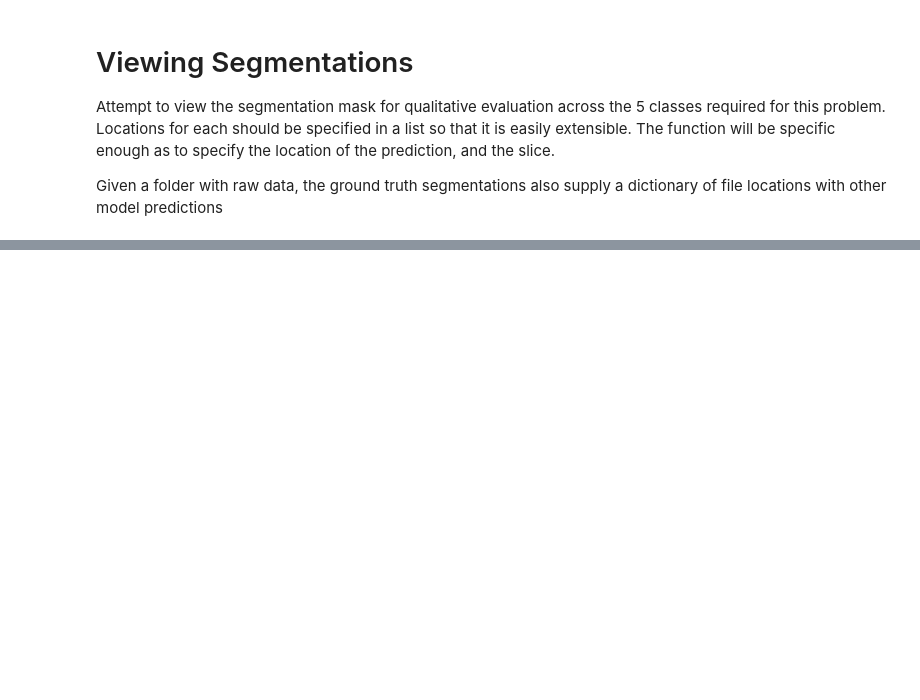
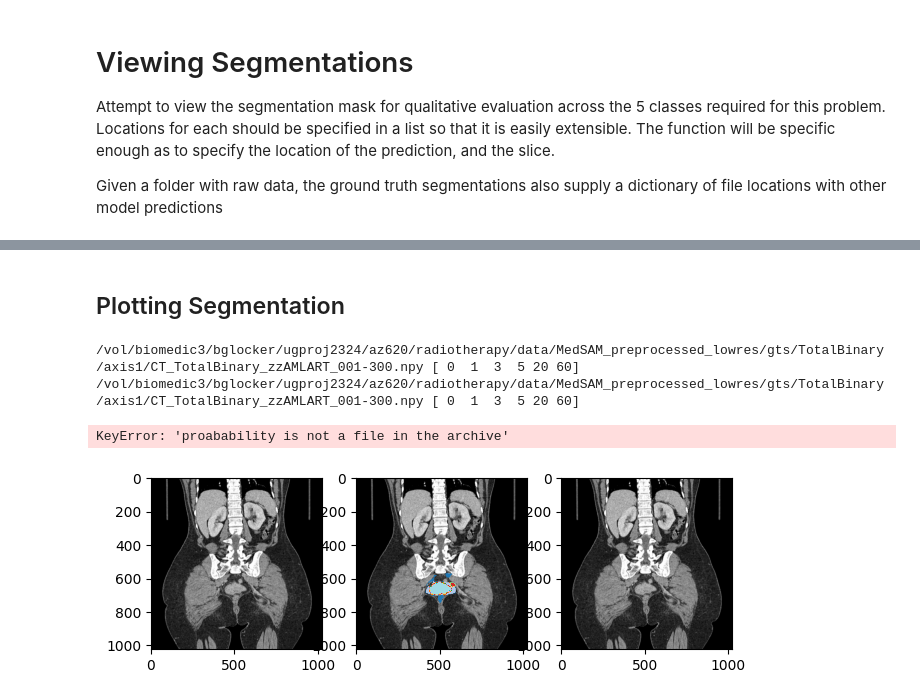
Before and after one commit to avzh1/radiotherapy, a Jupyter notebook: research/source/code/data/3_view_results.ipynb, the cells around one changed output, grey strips where cells are left out. Cells and saved outputs as stored; diff of their text form; code cells hidden in the pictures; blank space fills up the shorter version.

```diff
--- a/research/source/code/data/3_view_results.ipynb
+++ b/research/source/code/data/3_view_results.ipynb
@@ -92,14 +94,16 @@ def gt_to_img_path_converter(img_path):
 # %%
 assert gt_to_img_path_converter('/vol/biomedic3/bglocker/ugproj2324/az620/radiotherapy/data/MedSAM_preprocessed/gts/CTVn/axis0/CT_CTVn_zzAMLART_001-125.npy') == '/vol/biomedic3/bglocker/ugproj2324/az620/radiotherapy/data/MedSAM_preprocessed/imgs/axis0/CT_zzAMLART_001-125.npy'
 assert gt_to_img_path_converter('/vol/biomedic3/bglocker/ugproj2324/az620/radiotherapy/data/MedSAM_preprocessed/gts/CTVn/axis0/CT_CTVn_zzAMLART_111-222.npy') == '/vol/biomedic3/bglocker/ugproj2324/az620/radiotherapy/data/MedSAM_preprocessed/imgs/axis0/CT_zzAMLART_111-222.npy'
+# %% [markdown]
+## Plotting Segmentation
 # %%
 def plot_segmentations(
         anatomy : str,
         segmentation_axis : int,
         predictions_path : dict = None,
         slice_dict : dict = None,
-        base_raw_data_path = os.path.join(os.environ.get('MedSAM_preprocessed'), 'imgs'),
-        base_gt_data_path = os.path.join(os.environ.get('MedSAM_preprocessed'), 'gts'),
+        base_raw_data_path = os.path.join(os.environ.get('MedSAM_preprocessed_lowres'), 'imgs'),
+        base_gt_data_path = os.path.join(os.environ.get('MedSAM_preprocessed_lowres'), 'gts'),
         subset = None,
         save_report = True,
     ):
@@ -135,7 +139,7 @@ def plot_segmentations(
     # << Before proceeding, check that the arguments are valid >>
     # <<<<<<<<<<<<<<<<<<<>>>>>>>>>>>>>>>>>>>>>>
 
-    assert anatomy in ['Anorectum', 'Bladder', 'CTVn', 'CTVp', 'Parametrium', 'Uterus', 'Vagina'], 'Anatomy not recognized.'
+    assert anatomy in ['Anorectum', 'Bladder', 'CTVn', 'CTVp', 'Parametrium', 'Uterus', 'Vagina', 'TotalBinary'], 'Anatomy not recognized.'
     assert segmentation_axis in [0, 1, 2], 'Axis should be between 0 and 2 inclusive (for the 3 dimensions)'
 
     # Construct paths to the image data
@@ -184,7 +188,8 @@ def plot_segmentations(
         [
             os.path.join(prediction, fn)
             for fn in sorted(os.listdir(prediction))
-            if (fn.endswith('.nii.gz')) and (True if subset is None else get_id_from_path(fn) in subset)
+            # if (fn.endswith('.nii.gz')) and (True if subset is None else get_id_from_path(fn) in subset)
+            if (fn.endswith('.npz')) and (True if subset is None else get_id_from_path(fn) in subset)
         ]
         for prediction in predictions_path.values()]
 
@@ -198,6 +203,8 @@ def plot_segmentations(
 
     _, axes = plt.subplots(ncols=ncols, nrows=nrows, figsize=(ncols * 2.5, nrows * 2.5))
     axes = axes.reshape(nrows, ncols)
+
+    img_size = 1024
 
     # <<<<<<<<<<<<<<<<<<<>>>>>>>>>>>>>>>>>>>>>>
     # << Breif stop: define helper functions >>
@@ -225,10 +232,10 @@ def plot_segmentations(
 
         # Read image into numpy array
         image = np.load(image_path)
-        # scale image down to 256x256 for faster disaply
+        # scale image down to 256x256 for faster display
         image = cv2.resize(
             image,
-            (256, 256),
+            (img_size, img_size),
             interpolation=cv2.INTER_NEAREST
         )
 
@@ -239,26 +246,34 @@ def plot_segmentations(
             axes[i, j].imshow(image, cmap='gray')
 
     def plot_segmentation(seg_path, i, j, slices):
-        if 'MedSAM' in seg_path:
+        if '.npz' in seg_path or '.npy' in seg_path:
             # Read image into numpy array
             array_gt_label = np.load(seg_path)
+            if not isinstance(array_gt_label, np.ndarray):
+                if 'files' in array_gt_label.__dict__.keys() and 'probabilities' in array_gt_label.files:
+                    array_gt_label = array_gt_label['proabability']
+
         else:
             # Read image into numpy array
             gt_label = sitk.ReadImage(seg_path)
             array_gt_label = sitk.GetArrayFromImage(gt_label)
             array_gt_label = array_gt_label[tuple(slices)]
 
+        print(seg_path, np.unique(array_gt_label))
+
         array_gt_label = cv2.resize(
             array_gt_label,
-            (256, 256),
+            (img_size, img_size),
             interpolation=cv2.INTER_NEAREST
-        )
+        ).astype(np.int64)
 
         array_gt_label = put_image_in_right_direction_based_on_axis(array_gt_label)
 
+        print(seg_path, np.unique(array_gt_label))
+
         # Set transparent background for non-segmented areas
         alpha_mask = np.where(array_gt_label > 0, 1, 0).astype(np.float32)
-        axes[i, j].imshow(array_gt_label, alpha=alpha_mask, cmap='viridis')
+        axes[i, j].imshow(array_gt_label, alpha=alpha_mask, cmap=cmap)
 
     def format_chart(axes, column_titles, image_paths):
         # Remove ticks and invert y axis
@@ -275,6 +290,18 @@ def plot_segmentations(
             id = get_id_from_path(title)
             slice_num = get_slice_from_path(title)
             ax.set_ylabel(f'Sample {id} (axis {segmentation_axis}={slice_num})')
+
+    # <<<<<<<<<<<<<<<<<<<>>>>>>>>>>>>>>>>>>>>>>
+    # << Create a colour scheme >>
+    # <<<<<<<<<<<<<<<<<<<>>>>>>>>>>>>>>>>>>>>>>
+
+    cmap = 'viridis'
+    num_cases = 2 ** 7
+
+    # Generate a custom colormap with vibrant colors for segmentation IDs
+    color_linspace = plt.cm.tab20(np.linspace(0, 1, num_cases))
+    color_linspace[0] = [0, 0, 0, 1]  # Set the background color to black
+    cmap = plt.cm.colors.ListedColormap(color_linspace)
 
     # <<<<<<<<<<<<<<<<<<<>>>>>>>>>>>>>>>>>>>>>>
     # << Plot Figure >>
@@ -450,4 +460,11 @@ def draw_segmentations(class_id: int, subset: List[int] = None, axis = 1, save=T
             save_report = save)
     else:
         raise ValueError("Invalid class_id. Please choose a class between 1 and 5.")
+# %%
+draw_segmentations(8, subset = [1], axis=1, save=False)
+# %% [output]
+/vol/biomedic3/bglocker/ugproj2324/az620/radiotherapy/data/MedSAM_preprocessed_lowres/gts/TotalBinary/axis1/CT_TotalBinary_zzAMLART_001-300.npy [ 0  1  3  5 20 60]
+/vol/biomedic3/bglocker/ugproj2324/az620/radiotherapy/data/MedSAM_preprocessed_lowres/gts/TotalBinary/axis1/CT_TotalBinary_zzAMLART_001-300.npy [ 0  1  3  5 20 60]
+KeyError: 'proabability is not a file in the archive'
+[figure, added]
 # %%
```
Also changed, not shown: parts of 3 cells of this notebook, 8 other files.
